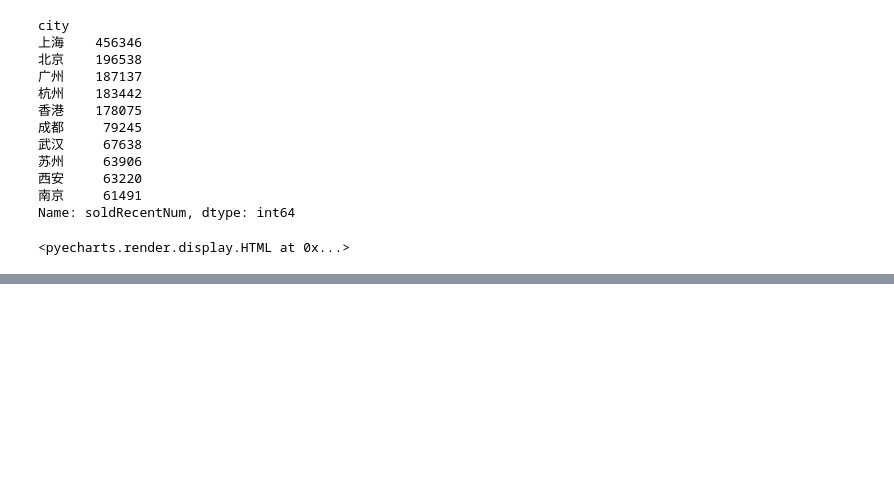
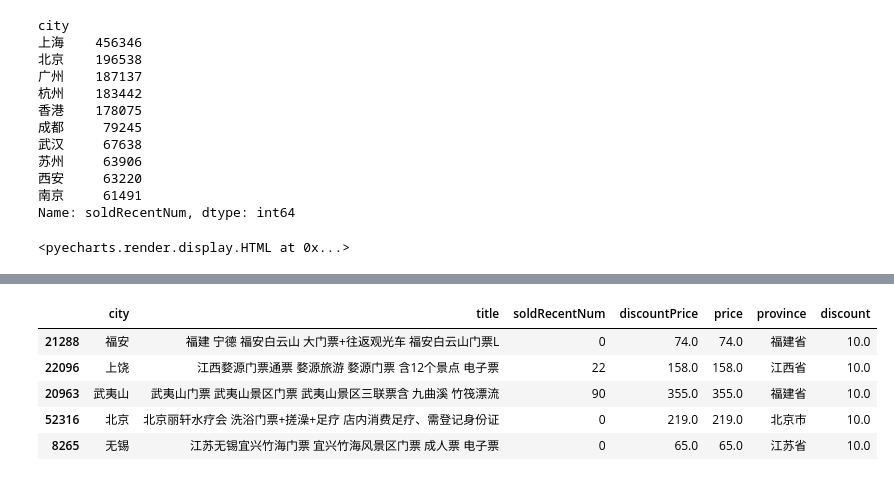
Before and after one commit to hy59/py4interesting, a Jupyter notebook: Flypig/各地景点分析.ipynb, the cells around one changed output, grey strips where cells are left out. Saved outputs shown, nothing was run; the diff lists cells and outputs as text; code cells hidden in the pictures; blank space fills up the shorter version.

```diff
--- a/Flypig/各地景点分析.ipynb
+++ b/Flypig/各地景点分析.ipynb
@@ -233,0 +276,9 @@ bar.render_notebook()
+# %%
+data_final.sample(5)
+# %% [output]
+|  | city | title | soldRecentNum | discountPrice | price | province | discount |
+| 21288 | 福安 | 福建 宁德 福安白云山 大门票+往返观光车 福安白云山门票L | 0 | 74.0 | 74.0 | 福建省 | 10.0 |
+| 22096 | 上饶 | 江西婺源门票通票 婺源旅游 婺源门票 含12个景点 电子票 | 22 | 158.0 | 158.0 | 江西省 | 10.0 |
+| 20963 | 武夷山 | 武夷山门票 武夷山景区门票 武夷山景区三联票含 九曲溪 竹筏漂流 | 90 | 355.0 | 355.0 | 福建省 | 10.0 |
+| 52316 | 北京 | 北京丽轩水疗会 洗浴门票+搓澡+足疗 店内消费足疗、需登记身份证 | 0 | 219.0 | 219.0 | 北京市 | 10.0 |
+| 8265 | 无锡 | 江苏无锡宜兴竹海门票 宜兴竹海风景区门票 成人票 电子票 | 0 | 65.0 | 65.0 | 江苏省 | 10.0 |
```
Also changed, not shown: parts of 16 cells of this notebook.
